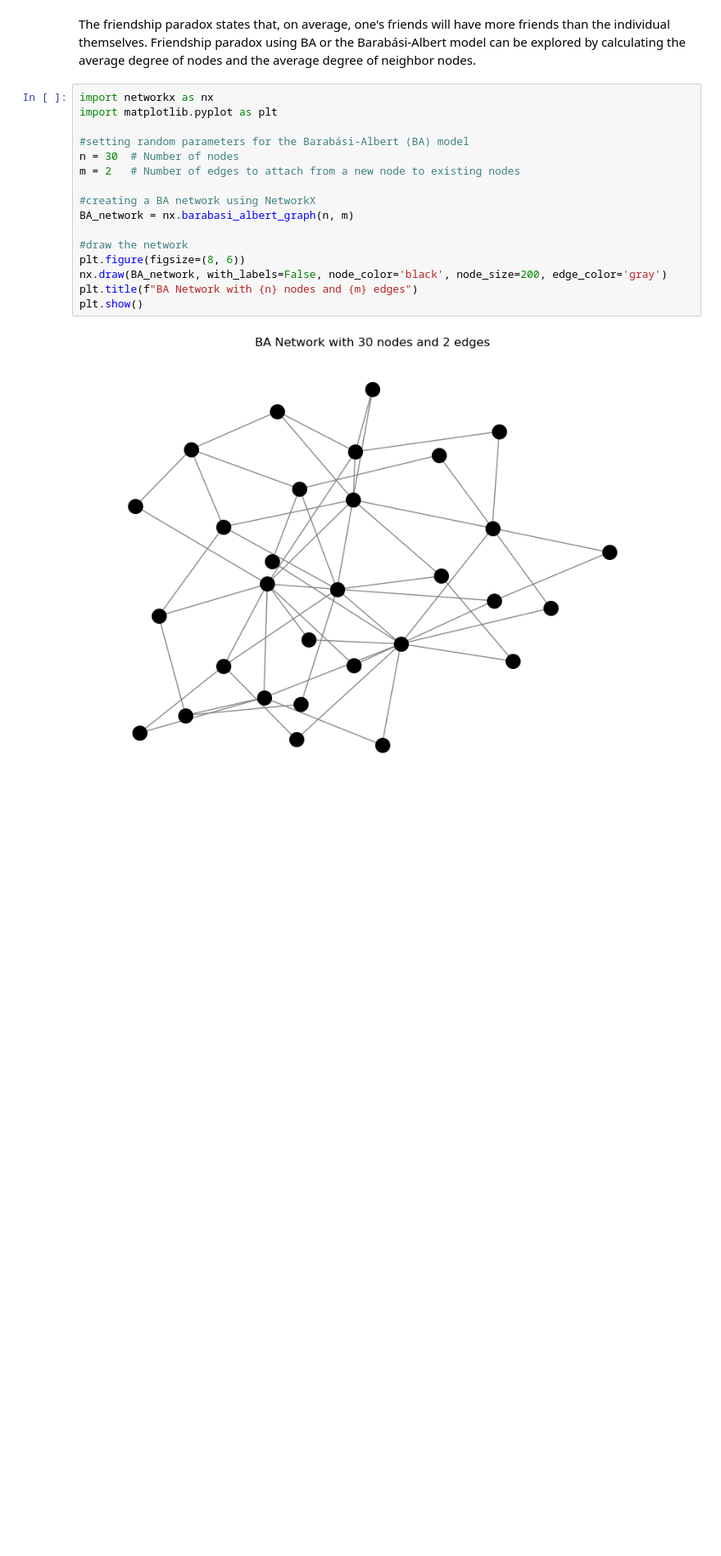
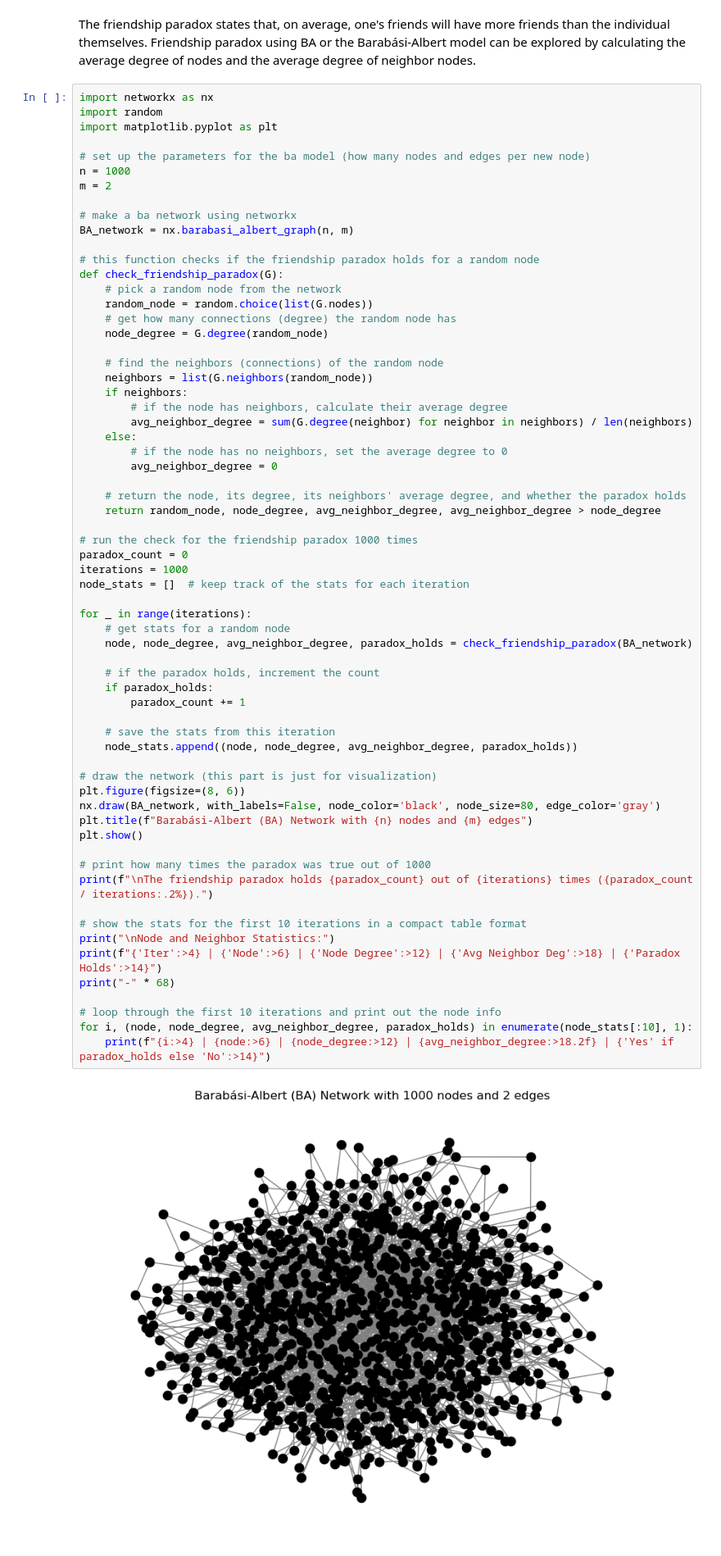
Before and after one commit to johan-bh/SocialGraphsAssignment1, a Jupyter notebook: Part1.ipynb, the cells around one changed output. Shown: that part at 82% size. Saved outputs shown, nothing was run; the diff lists cells and outputs as text; blank space fills up the shorter version.

Commit message:
updated first section of part 1

```diff
--- a/Part1.ipynb
+++ b/Part1.ipynb
@@ -6,19 +6,67 @@
 The friendship paradox states that, on average, one's friends will have more friends than the individual themselves. Friendship paradox using BA or the Barabási-Albert model can be explored by calculating the average degree of nodes and the average degree of neighbor nodes.
 # %%
 import networkx as nx
+import random
 import matplotlib.pyplot as plt
 
-#setting random parameters for the Barabási-Albert (BA) model
-n = 30  # Number of nodes
-m = 2   # Number of edges to attach from a new node to existing nodes
+# set up the parameters for the ba model (how many nodes and edges per new node)
+n = 1000
+m = 2
 
-#creating a BA network using NetworkX
+# make a ba network using networkx
 BA_network = nx.barabasi_albert_graph(n, m)
 
-#draw the network
+# this function checks if the friendship paradox holds for a random node
+def check_friendship_paradox(G):
+    # pick a random node from the network
+    random_node = random.choice(list(G.nodes))
+    # get how many connections (degree) the random node has
+    node_degree = G.degree(random_node)
+
+    # find the neighbors (connections) of the random node
+    neighbors = list(G.neighbors(random_node))
+    if neighbors:
+        # if the node has neighbors, calculate their average degree
+        avg_neighbor_degree = sum(G.degree(neighbor) for neighbor in neighbors) / len(neighbors)
+    else:
+        # if the node has no neighbors, set the average degree to 0
+        avg_neighbor_degree = 0
+
+    # return the node, its degree, its neighbors' average degree, and whether the paradox holds
+    return random_node, node_degree, avg_neighbor_degree, avg_neighbor_degree > node_degree
+
+# run the check for the friendship paradox 1000 times
+paradox_count = 0
+iterations = 1000
+node_stats = []  # keep track of the stats for each iteration
+
+for _ in range(iterations):
+    # get stats for a random node
+    node, node_degree, avg_neighbor_degree, paradox_holds = check_friendship_paradox(BA_network)
+
+    # if the paradox holds, increment the count
+    if paradox_holds:
+        paradox_count += 1
+
+    # save the stats from this iteration
+    node_stats.append((node, node_degree, avg_neighbor_degree, paradox_holds))
+
+# draw the network (this part is just for visualization)
 plt.figure(figsize=(8, 6))
-nx.draw(BA_network, with_labels=False, node_color='black', node_size=200, edge_color='gray')
-plt.title(f"BA Network with {n} nodes and {m} edges")
+nx.draw(BA_network, with_labels=False, node_color='black', node_size=80, edge_color='gray')
+plt.title(f"Barabási-Albert (BA) Network with {n} nodes and {m} edges")
 plt.show()
+
+# print how many times the paradox was true out of 1000
+print(f"\nThe friendship paradox holds {paradox_count} out of {iterations} times ({paradox_count / iterations:.2%}).")
+
+# show the stats for the first 10 iterations in a compact table format
+print("\nNode and Neighbor Statistics:")
+print(f"{'Iter':>4} | {'Node':>6} | {'Node Degree':>12} | {'Avg Neighbor Deg':>18} | {'Paradox Holds':>14}")
+print("-" * 68)
+
+# loop through the first 10 iterations and print out the node info
+for i, (node, node_degree, avg_neighbor_degree, paradox_holds) in enumerate(node_stats[:10], 1):
+    print(f"{i:>4} | {node:>6} | {node_degree:>12} | {avg_neighbor_degree:>18.2f} | {'Yes' if paradox_holds else 'No':>14}")
 # %% [output]
-[figure, old version]
+[figure, new version]
```
Also changed, not shown: parts of 4 cells of this notebook.
